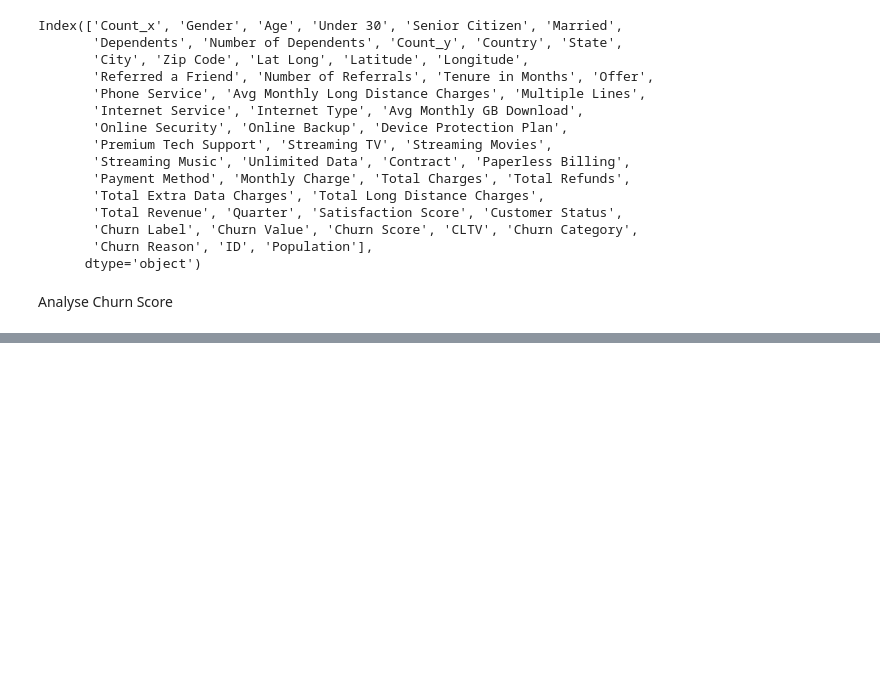
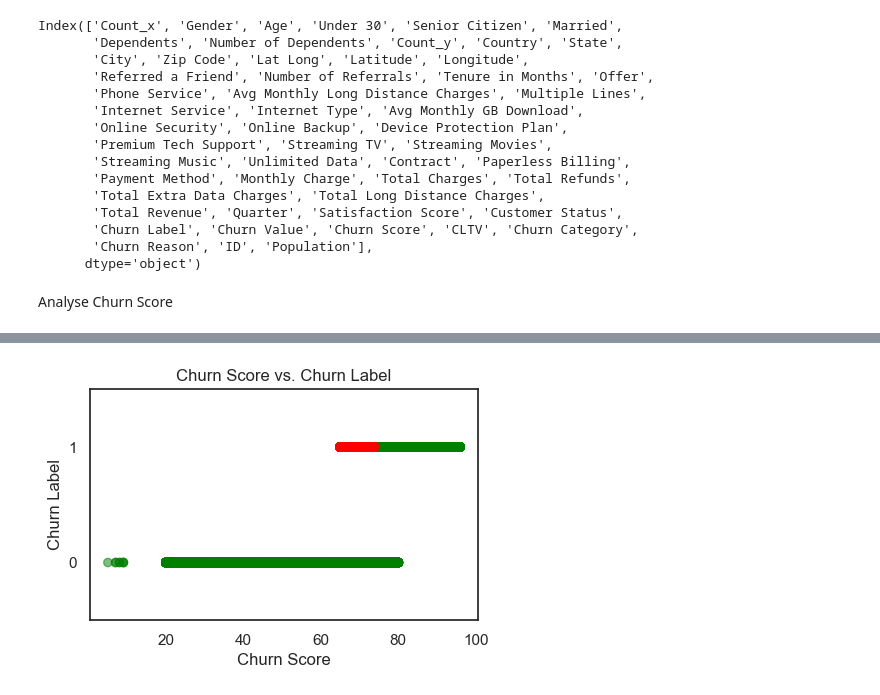
Before and after one commit to sarasustelosantos/bootcamp_group, a Jupyter notebook: 01_data_exploration.ipynb, the cells around one changed output, grey strips where cells are left out. Saved outputs shown, nothing was run; the diff lists cells and outputs as text; code cells hidden in the pictures; blank space fills up the shorter version.

```diff
--- a/01_data_exploration.ipynb
+++ b/01_data_exploration.ipynb
@@ -1697,0 +1673,32 @@ MovieWriter imagemagick unavailable; using Pillow instead.
+# %%
+import matplotlib.pyplot as plt
+
+# Assuming 'df' is your DataFrame
+churn_score = df['Churn Score']
+churn_label = df['Churn Value']
+
+# Convert 'Churn Label' to numeric values
+churn_label_numeric = churn_label.astype(int)
+
+# Scatter plot
+plt.figure(figsize=(5, 3))
+
+# Define colors based on conditions
+colors = ['red' if score < 75 and label == 1 else 'green' for score, label in zip(churn_score, churn_label_numeric)]
+
+# Scatter plot with conditional colors
+plt.scatter(churn_score, churn_label_numeric, color=colors, alpha=0.5)
+
+plt.xlabel('Churn Score')
+plt.ylabel('Churn Label')
+plt.title('Churn Score vs. Churn Label')
+
+# Set y-axis ticks to be [0, 1]
+plt.yticks([0, 1])
+
+# Set y-axis limits to focus on just these two values
+plt.ylim([-0.5, 1.5])
+
+plt.show()
+# %% [output]
+[figure, added]
```
Also changed, not shown: parts of 6 cells of this notebook, 1 other file.
